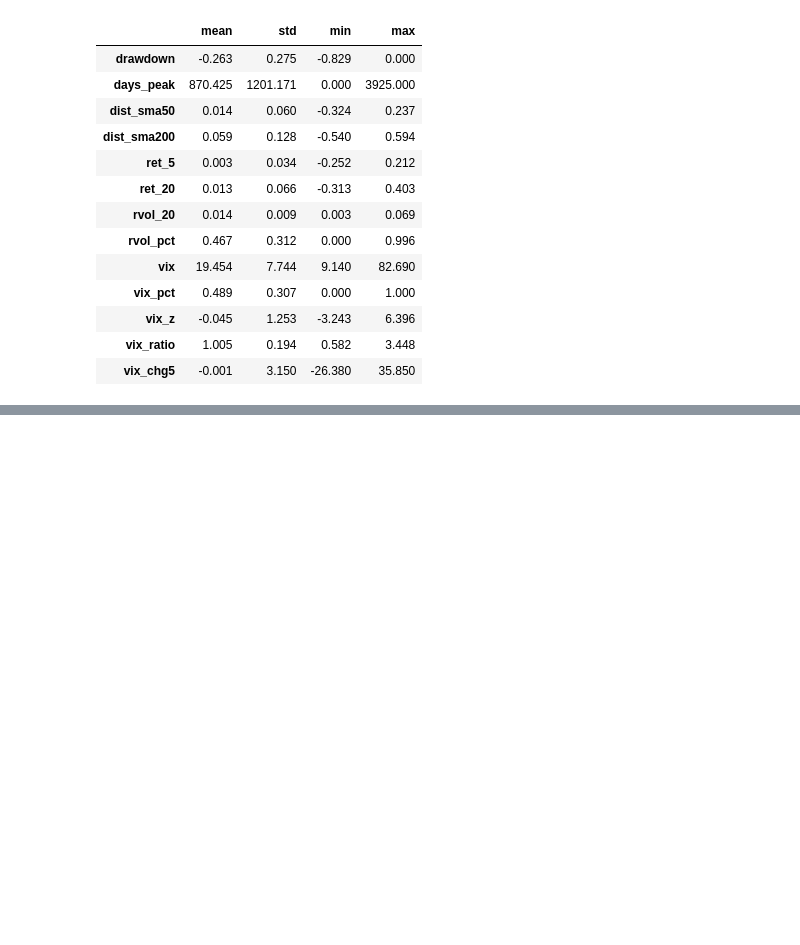
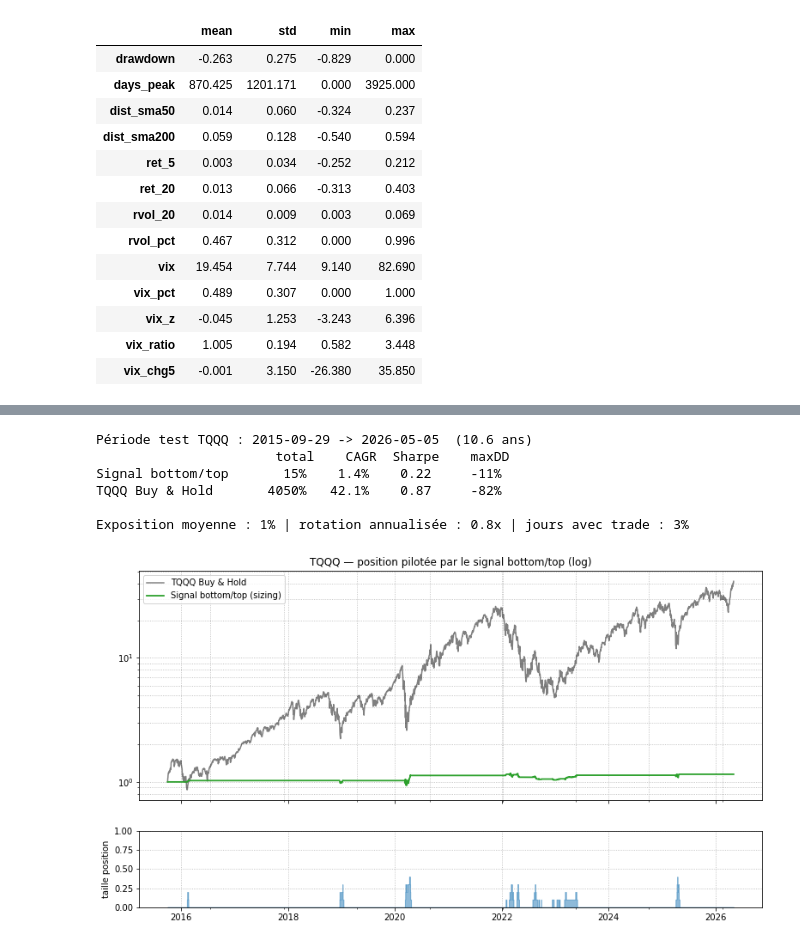
Before and after one commit to noegabriel/strategies, a Jupyter notebook: tqqq_bottom_model.ipynb, the cells around one changed output, grey strips where cells are left out. Drawn from its saved outputs; the diff is of its cells as text; code cells hidden in the pictures; blank space fills up the shorter version.

```diff
--- a/tqqq_bottom_model.ipynb
+++ b/tqqq_bottom_model.ipynb
@@ -321,0 +237,19 @@ de proba au moment de l'achat ? Un bon modèle → rendements forward croissants
+# %%
+SMOOTH = 5
+edge   = (b_raw - t_raw).clip(0.0, 1.0)
+edge_s = edge.ewm(span=SMOOTH).mean()
+target = (edge_s * 9).round() / 10.0          # paliers 0,0.1,...,0.9
+
+def rate_limit(tgt, step=0.1):
+    """La position ne varie que de `step` par jour vers la cible (lissage anti-churn)."""
+    out, cur = [], 0.0
+    for t in tgt.values:
+        cur = min(t, cur + step) if t > cur else max(t, cur - step)
+        out.append(round(cur, 1))
+    return pd.Series(out, index=tgt.index)
+
+sizing = rate_limit(target)                    # signal FINAL de taille de position
+print("Répartition des paliers de sizing (hors-échantillon) :")
+print((sizing.value_counts(normalize=True).sort_index().round(3)).to_string())
+print(f"\nVariation quotidienne moyenne |Δ| : {sizing.diff().abs().mean():.3f} "
+      f"(≤ 0,1 garanti par le limiteur)")
@@ -321,0 +270,43 @@ de proba au moment de l'achat ? Un bon modèle → rendements forward croissants
+# %%
+common = test_idx.intersection(tqqq.index)
+pos    = sizing.reindex(common).shift(1).fillna(0.0)
+tq_ret = tqqq.reindex(common).pct_change().fillna(0.0)
+
+def bt(pos, ret, fee=0.0005):
+    turn = pos.diff().abs().fillna(0.0)
+    net  = pos * ret - fee * turn
+    return (1 + net).cumprod(), turn
+
+eq, turn = bt(pos, tq_ret)
+bh = (1 + tq_ret).cumprod()
+
+def metrics(e):
+    r = e.pct_change().dropna(); years = (e.index[-1]-e.index[0]).days/365.25
+    return dict(total=e.iloc[-1]/e.iloc[0]-1, CAGR=(e.iloc[-1]/e.iloc[0])**(1/years)-1,
+                Sharpe=(r.mean()/r.std()*np.sqrt(AF)) if r.std()>0 else np.nan,
+                maxDD=(e/e.cummax()-1).min())
+
+years = (common[-1]-common[0]).days/365.25
+mS, mB = metrics(eq), metrics(bh)
+print(f"Période test TQQQ : {common[0].date()} -> {common[-1].date()}  ({years:.1f} ans)")
+print(f"{'':18s}{'total':>10s}{'CAGR':>8s}{'Sharpe':>8s}{'maxDD':>9s}")
+for lbl, m in [("Signal bottom/top", mS), ("TQQQ Buy & Hold", mB)]:
+    print(f"{lbl:18s}{m['total']:>9.0%}{m['CAGR']:>8.1%}{m['Sharpe']:>8.2f}{m['maxDD']:>9.0%}")
+print(f"\nExposition moyenne : {pos.mean():.0%} | rotation annualisée : {turn.sum()/years:.1f}x "
+      f"| jours avec trade : {(turn>0).mean():.0%}")
+
+fig, (a1, a2) = plt.subplots(2, 1, figsize=(13, 8), sharex=True, height_ratios=[3, 1])
+bh.plot(ax=a1, color="black", alpha=.5, label="TQQQ Buy & Hold")
+eq.plot(ax=a1, color="tab:green", lw=1.8, label="Signal bottom/top (sizing)")
+a1.set_yscale("log"); a1.legend(); a1.set_title("TQQQ — position pilotée par le signal bottom/top (log)")
+a1.grid(True, which="both", ls=":")
+a2.fill_between(pos.index, pos, 0, step="pre", color="tab:blue", alpha=.5)
+a2.set_ylabel("taille position"); a2.set_ylim(0, 1); a2.grid(ls=":");
+# %% [output]
+Période test TQQQ : 2015-09-29 -> 2026-05-05  (10.6 ans)
+                       total    CAGR  Sharpe    maxDD
+Signal bottom/top       15%    1.4%    0.22     -11%
+TQQQ Buy & Hold       4050%   42.1%    0.87     -82%
+
+Exposition moyenne : 1% | rotation annualisée : 0.8x | jours avec trade : 3%
+[figure, added]
```
Also changed, not shown: parts of 26 cells of this notebook, 1 other file.
